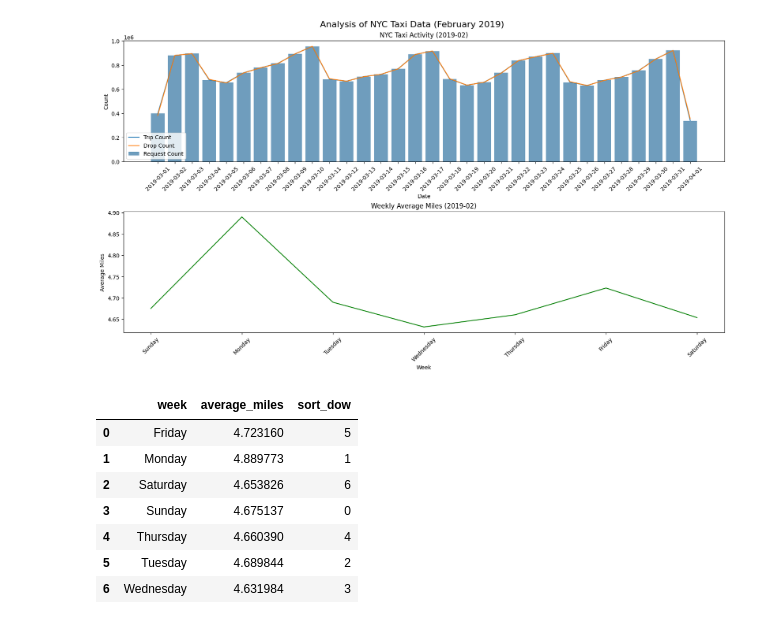
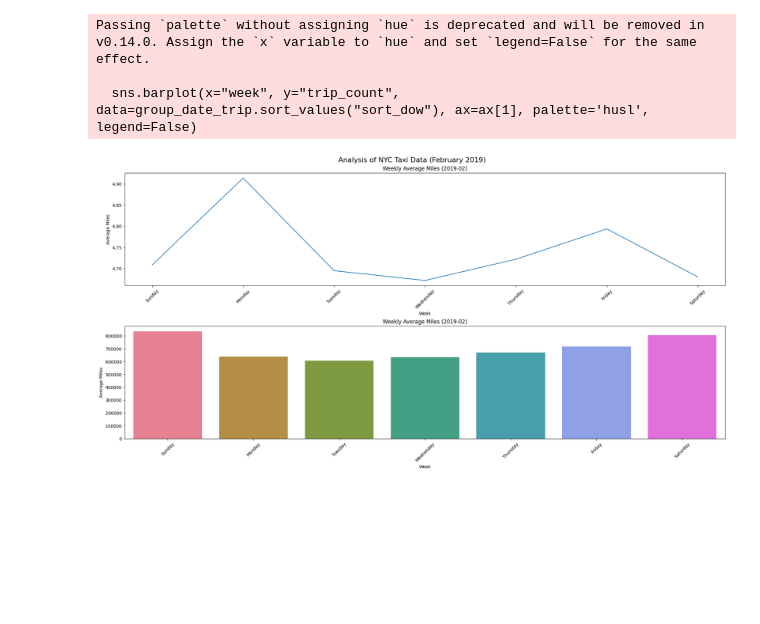
Before and after one commit to limhaneul12/SparkKafkaDistribute, a Jupyter notebook: sparkAnaliysis/taxi_pickup.ipynb, the cells around one changed output. Drawn from its saved outputs; the diff is of its cells as text; code cells hidden in the pictures; blank space fills up the shorter version.

Commit message:
fect: DataFrame-Union

```diff
--- a/sparkAnaliysis/taxi_pickup.ipynb
+++ b/sparkAnaliysis/taxi_pickup.ipynb
@@ -86,8 +87,8 @@ import matplotlib.pyplot as plt
 import seaborn as sns
 
 week_day_rtd_join.to_csv("test.csv", index=False)
-group_date = week_day_rtd_join.groupby("week").average_miles.mean().to_frame().reset_index()
-group_date["sort_dow"] = group_date["week"].replace({
+group_date_average_mlies = week_day_rtd_join.groupby("week").average_miles.mean().to_frame().reset_index()
+group_date_average_mlies["sort_dow"] = group_date_average_mlies["week"].replace({
     "Sunday": 0,
     "Monday": 1,
     "Tuesday": 2,
@@ -96,5 +97,6 @@ group_date["sort_dow"] = group_date["week"].replace({
     "Friday": 5,
     "Saturday": 6,
 })
+group_date_average_mlies
 # %% [output]
 |  | week | average_miles | sort_dow |
@@ -107,0 +110,12 @@ group_date["sort_dow"] = group_date["week"].replace({
+# %%
+group_date_trip = week_day_rtd_join.groupby("week").trip_count.mean().to_frame().reset_index()
+group_date_trip["sort_dow"] = group_date_trip["week"].replace({
+    "Sunday": 0,
+    "Monday": 1,
+    "Tuesday": 2,
+    "Wednesday": 3,
+    "Thursday": 4,
+    "Friday": 5,
+    "Saturday": 6,
+})
+group_date_trip
@@ -108,40 +131,27 @@ group_date["sort_dow"] = group_date["week"].replace({
 # %%
-
 # Create subplots
-fig, ax = plt.subplots(2, 1, figsize=(16, 9), constrained_layout=True)
-
-# Plot 1: Pickup, trip_count, request_count, and drop_count
-sns.lineplot(x="pickup", y="trip_count", data=week_day_rtd_join, ax=ax[0], label="Trip Count")
-sns.barplot(x="pickup", y="request_count", data=week_day_rtd_join, ax=ax[0], alpha=0.7, label="Request Count")
-sns.lineplot(x="pickup", y="drop_count", data=week_day_rtd_join, ax=ax[0], label="Drop Count")
-ax[0].tick_params(axis='x', rotation=45)
-ax[0].set_xlabel("Date")
-ax[0].set_ylabel("Count")
-ax[0].legend()
-ax[0].set_title("NYC Taxi Activity (2019-02)")
+fig, ax = plt.subplots(2, 1, figsize=(20, 10), constrained_layout=True)
 
 # Plot 2: Weekly average miles
-sns.lineplot(x="week", y="average_miles", data=group_date.sort_values("sort_dow"), ax=ax[1], color='green')
+sns.lineplot(x="week", y="average_miles", data=group_date_average_mlies.sort_values("sort_dow"), ax=ax[0], palette='husl', legend=False)
+ax[0].tick_params(axis='x', rotation=45)
+ax[0].set_xlabel("Week")
+ax[0].set_ylabel("Average Miles")
+ax[0].set_title("Weekly Average Miles (2019-02)")
+
+# Plot 2: Weekly average miles
+sns.barplot(x="week", y="trip_count", data=group_date_trip.sort_values("sort_dow"), ax=ax[1], palette='husl', legend=False)
 ax[1].tick_params(axis='x', rotation=45)
 ax[1].set_xlabel("Week")
 ax[1].set_ylabel("Average Miles")
 ax[1].set_title("Weekly Average Miles (2019-02)")
-
 # Overall Title
 plt.suptitle("Analysis of NYC Taxi Data (February 2019)", fontsize=16)
 
 # Show plot
 plt.show()
 # %% [output]
+Passing `palette` without assigning `hue` is deprecated and will be removed in v0.14.0. Assign the `x` variable to `hue` and set `legend=False` for the same effect.
+
+  sns.barplot(x="week", y="trip_count", data=group_date_trip.sort_values("sort_dow"), ax=ax[1], palette='husl', legend=False)
-[figure, old version]
+[figure, new version]
-# %%
-group_date
-# %% [output]
-|  | week | average_miles | sort_dow |
-| 0 | Friday | 4.723160 | 5 |
-| 1 | Monday | 4.889773 | 1 |
-| 2 | Saturday | 4.653826 | 6 |
-| 3 | Sunday | 4.675137 | 0 |
-| 4 | Thursday | 4.660390 | 4 |
-| 5 | Tuesday | 4.689844 | 2 |
-| 6 | Wednesday | 4.631984 | 3 |
```
Also changed, not shown: parts of 8 cells of this notebook, 3 other files.
